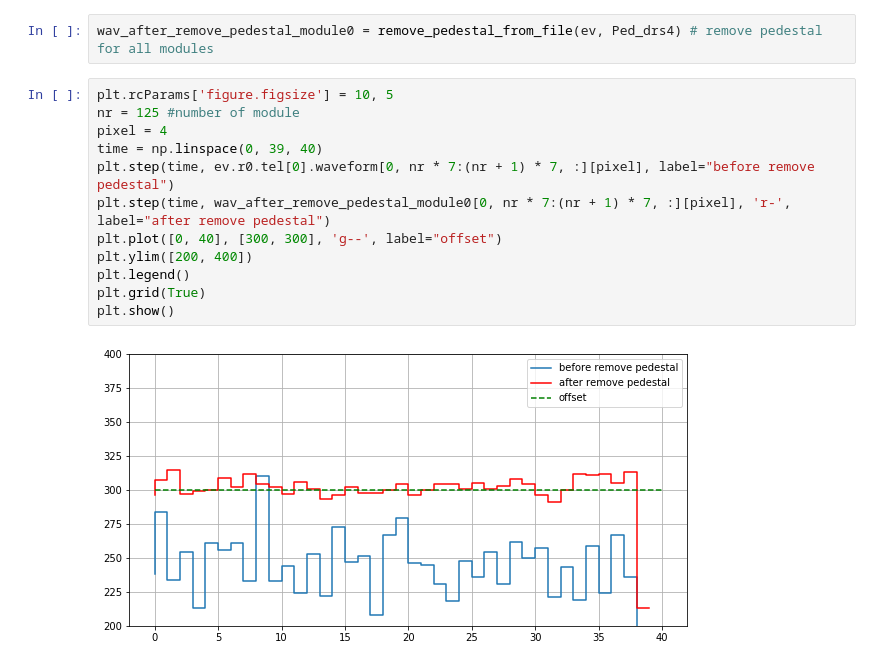
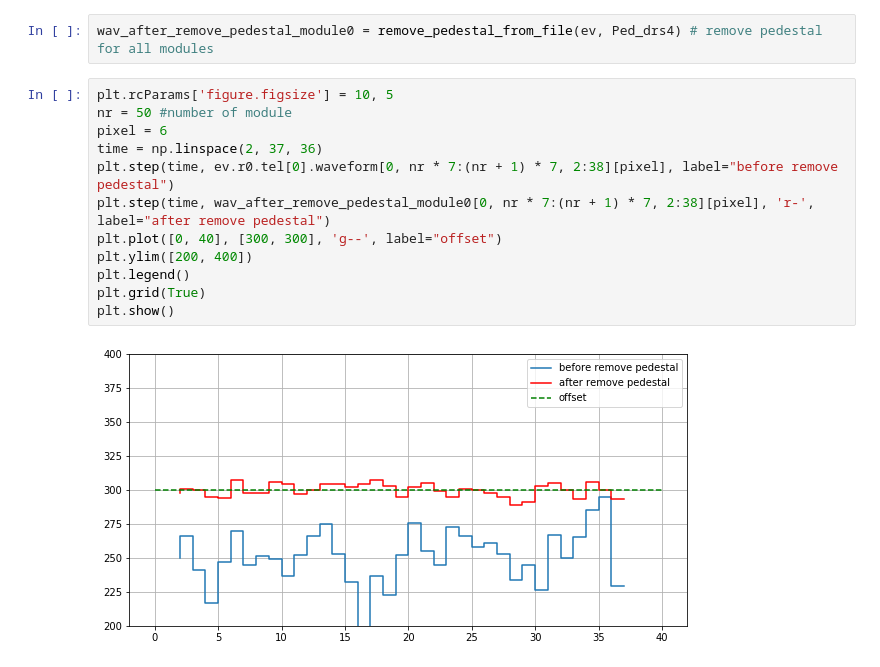
Before and after one commit to pawel21/ctapipe, a Jupyter notebook: examples/notebooks/Binary File to substract pedestal.ipynb, the cells around one changed output. Drawn from its saved outputs; the diff is of its cells as text.

```diff
--- a/examples/notebooks/Binary File to substract pedestal.ipynb
+++ b/examples/notebooks/Binary File to substract pedestal.ipynb
@@ -35,15 +35,15 @@ WARNING:ctapipe.io.eventseeker.EventSeeker:Seeking to event by looping through e
 wav_after_remove_pedestal_module0 = remove_pedestal_from_file(ev, Ped_drs4) # remove pedestal for all modules
 # %%
 plt.rcParams['figure.figsize'] = 10, 5
-nr = 125 #number of module
-pixel = 4
-time = np.linspace(0, 39, 40)
-plt.step(time, ev.r0.tel[0].waveform[0, nr * 7:(nr + 1) * 7, :][pixel], label="before remove pedestal")
-plt.step(time, wav_after_remove_pedestal_module0[0, nr * 7:(nr + 1) * 7, :][pixel], 'r-', label="after remove pedestal")
+nr = 50 #number of module
+pixel = 6
+time = np.linspace(2, 37, 36)
+plt.step(time, ev.r0.tel[0].waveform[0, nr * 7:(nr + 1) * 7, 2:38][pixel], label="before remove pedestal")
+plt.step(time, wav_after_remove_pedestal_module0[0, nr * 7:(nr + 1) * 7, 2:38][pixel], 'r-', label="after remove pedestal")
 plt.plot([0, 40], [300, 300], 'g--', label="offset")
 plt.ylim([200, 400])
 plt.legend()
 plt.grid(True)
 plt.show()
 # %% [output]
-[figure, old version]
+[figure, new version]
```
Also changed, not shown: 2 other files.
